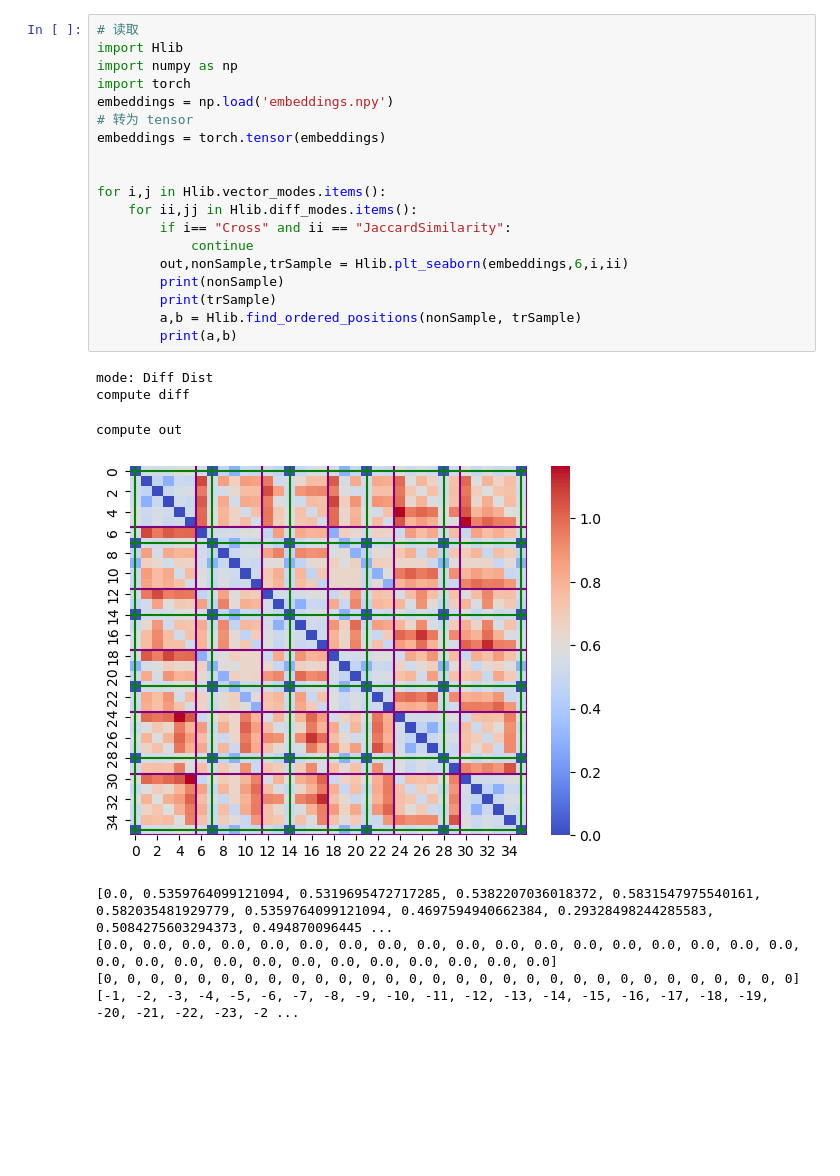
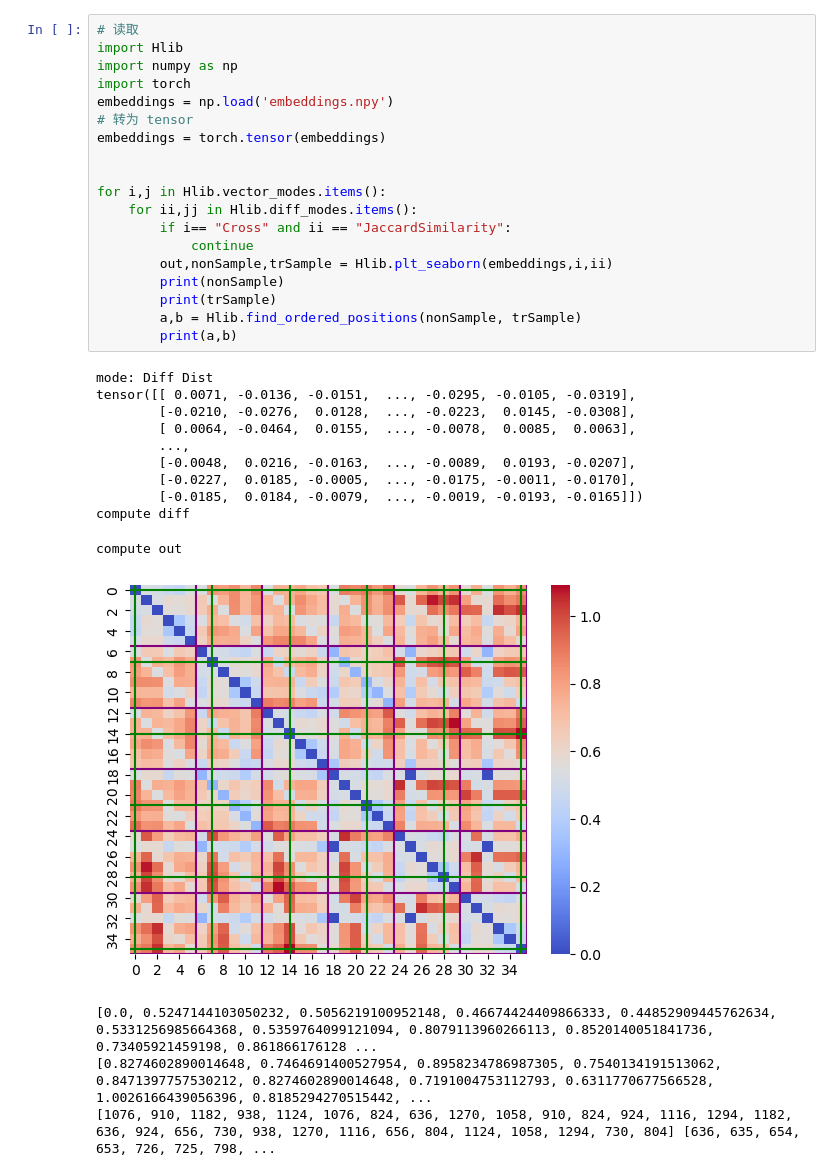
Before and after one commit to queziaa/Hierarchies, a Jupyter notebook: multilingual-e5-large.ipynb, the cells around one changed output. Drawn from its saved outputs; the diff is of its cells as text; blank space fills up the shorter version.

```diff
--- a/multilingual-e5-large.ipynb
+++ b/multilingual-e5-large.ipynb
@@ -64,28 +61,35 @@ NameError: name 'tokenizer' is not defined
 # %%
 # 读取
 import Hlib
 import numpy as np
 import torch
 embeddings = np.load('embeddings.npy')
 # 转为 tensor
 embeddings = torch.tensor(embeddings)
 
 
 for i,j in Hlib.vector_modes.items():
     for ii,jj in Hlib.diff_modes.items():
         if i== "Cross" and ii == "JaccardSimilarity":
             continue
-        out,nonSample,trSample = Hlib.plt_seaborn(embeddings,6,i,ii)
+        out,nonSample,trSample = Hlib.plt_seaborn(embeddings,i,ii)
         print(nonSample)
         print(trSample)
         a,b = Hlib.find_ordered_positions(nonSample, trSample)
         print(a,b)
 # %% [output]
 mode: Diff Dist
+tensor([[ 0.0071, -0.0136, -0.0151,  ..., -0.0295, -0.0105, -0.0319],
+        [-0.0210, -0.0276,  0.0128,  ..., -0.0223,  0.0145, -0.0308],
+        [ 0.0064, -0.0464,  0.0155,  ..., -0.0078,  0.0085,  0.0063],
+        ...,
+        [-0.0048,  0.0216, -0.0163,  ..., -0.0089,  0.0193, -0.0207],
+        [-0.0227,  0.0185, -0.0005,  ..., -0.0175, -0.0011, -0.0170],
+        [-0.0185,  0.0184, -0.0079,  ..., -0.0019, -0.0193, -0.0165]])
 compute diff
 compute out
-[figure, old version]
+[figure, new version]
-[0.0, 0.5359764099121094, 0.5319695472717285, 0.5382207036018372, 0.5831547975540161, 0.582035481929779, 0.5359764099121094, 0.4697594940662384, 0.29328498244285583, 0.5084275603294373, 0.494870096445 ...
-[0.0, 0.0, 0.0, 0.0, 0.0, 0.0, 0.0, 0.0, 0.0, 0.0, 0.0, 0.0, 0.0, 0.0, 0.0, 0.0, 0.0, 0.0, 0.0, 0.0, 0.0, 0.0, 0.0, 0.0, 0.0, 0.0, 0.0, 0.0, 0.0, 0.0]
-[0, 0, 0, 0, 0, 0, 0, 0, 0, 0, 0, 0, 0, 0, 0, 0, 0, 0, 0, 0, 0, 0, 0, 0, 0, 0, 0, 0, 0, 0] [-1, -2, -3, -4, -5, -6, -7, -8, -9, -10, -11, -12, -13, -14, -15, -16, -17, -18, -19, -20, -21, -22, -23, -2 ...
+[0.0, 0.5247144103050232, 0.5056219100952148, 0.46674424409866333, 0.44852909445762634, 0.5331256985664368, 0.5359764099121094, 0.8079113960266113, 0.8520140051841736, 0.73405921459198, 0.861866176128 ...
+[0.8274602890014648, 0.7464691400527954, 0.8958234786987305, 0.7540134191513062, 0.8471397757530212, 0.8274602890014648, 0.7191004753112793, 0.6311770677566528, 1.0026166439056396, 0.8185294270515442, ...
+[1076, 910, 1182, 938, 1124, 1076, 824, 636, 1270, 1058, 910, 824, 924, 1116, 1294, 1182, 636, 924, 656, 730, 938, 1270, 1116, 656, 804, 1124, 1058, 1294, 730, 804] [636, 635, 654, 653, 726, 725, 798, ...
 # %%
```
Also changed, not shown: parts of 3 cells of this notebook, 4 other files.
